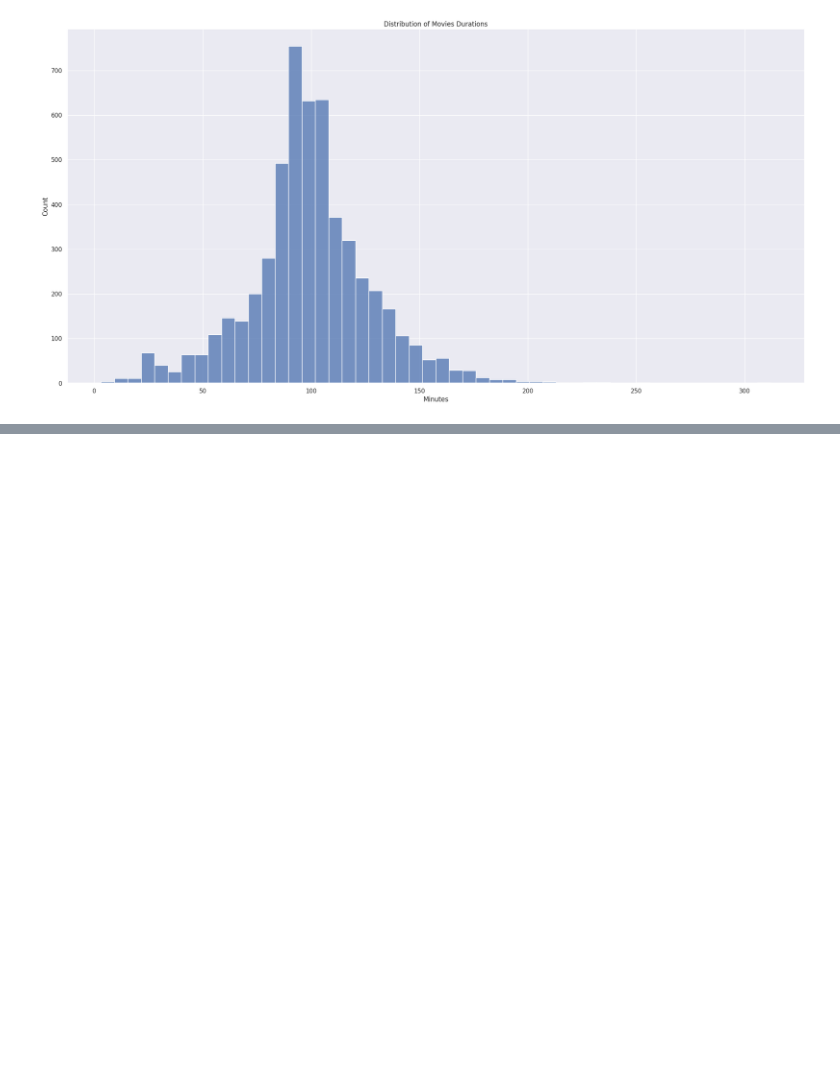
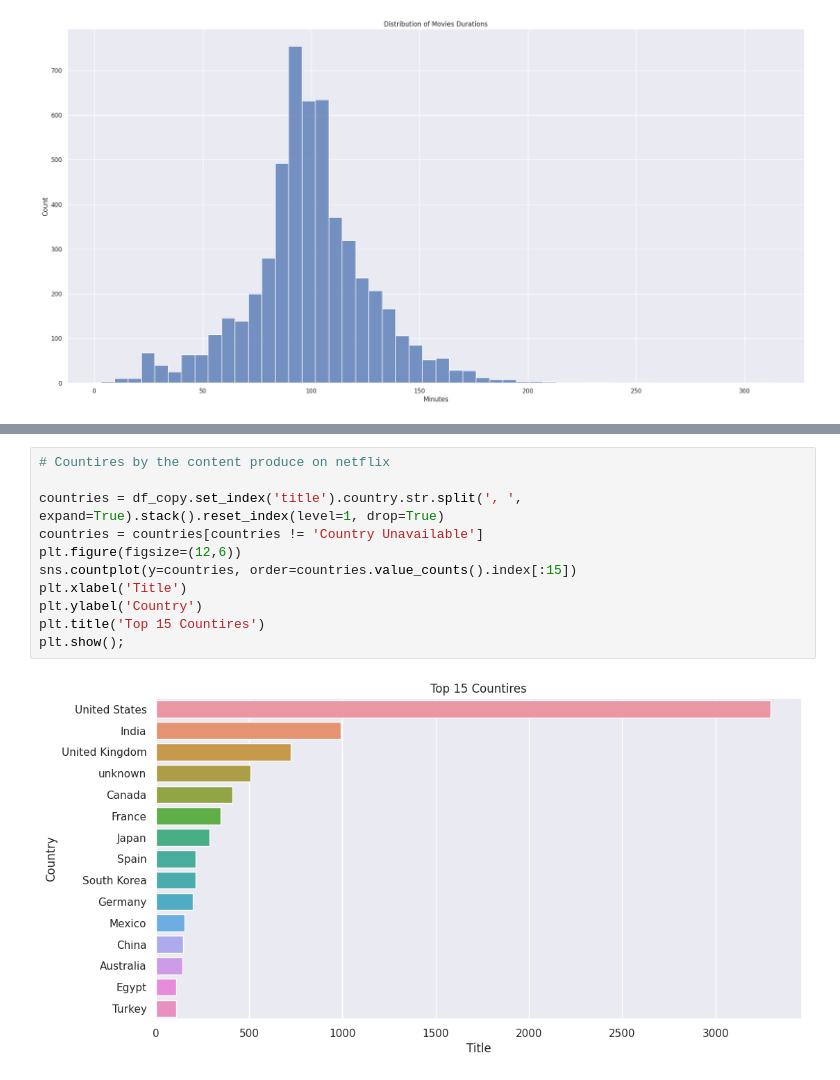
Before and after one commit to pratikjori20/Netflix-movies-TV-Shows-Clustring-ML-unsupervised, a Jupyter notebook: individual_notebook_capstone_4.ipynb, the cells around one changed output, grey strips where cells are left out. Drawn from its saved outputs; the diff is of its cells as text; blank space fills up the shorter version.

```diff
--- a/individual_notebook_capstone_4.ipynb
+++ b/individual_notebook_capstone_4.ipynb
@@ -401,0 +426,13 @@ plt.show();
+# %%
+# Countires by the content produce on netflix
+
+countries = df_copy.set_index('title').country.str.split(', ', expand=True).stack().reset_index(level=1, drop=True)
+countries = countries[countries != 'Country Unavailable']
+plt.figure(figsize=(12,6))
+sns.countplot(y=countries, order=countries.value_counts().index[:15])
+plt.xlabel('Title')
+plt.ylabel('Country')
+plt.title('Top 15 Countires')
+plt.show();
+# %% [output]
+[figure, added]
```
Also changed, not shown: parts of 42 cells of this notebook.
